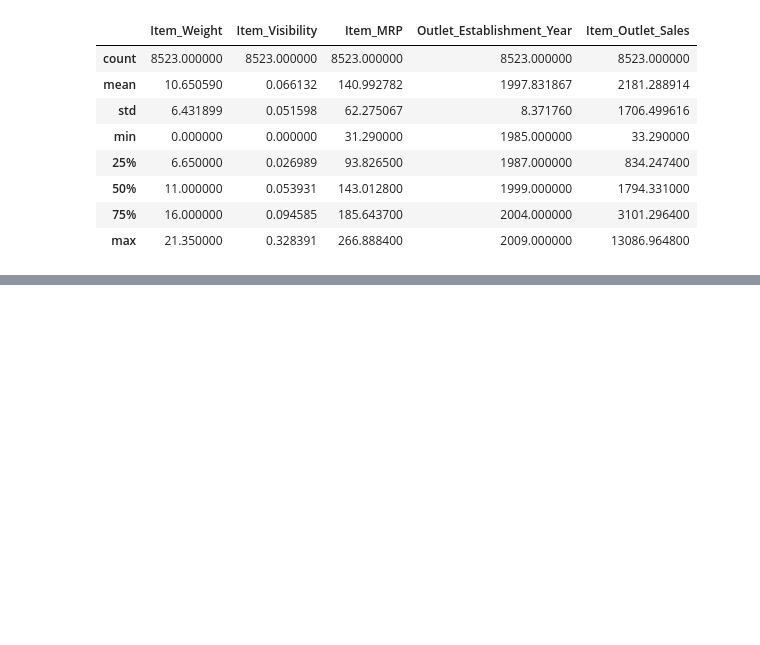
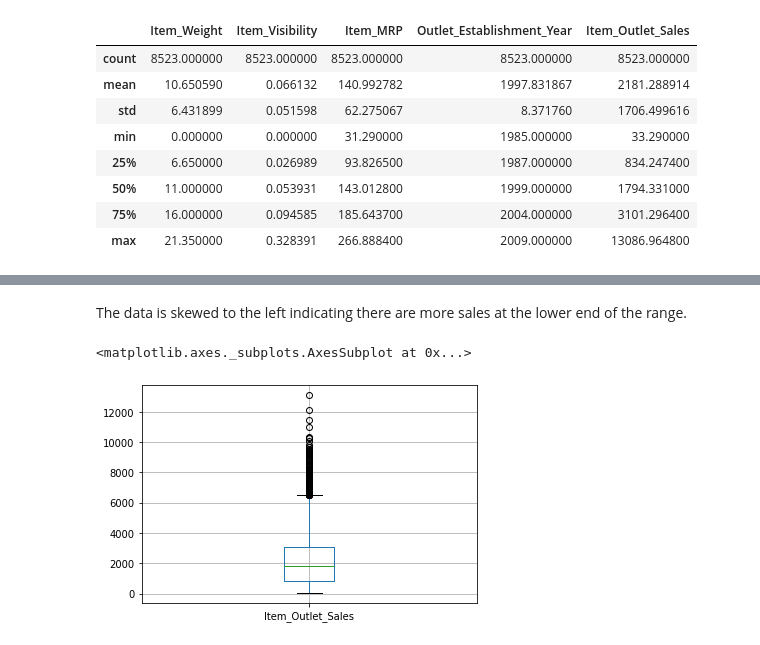
Before and after one commit to JPeebles-DataScientist/Project1_Core, a Jupyter notebook: Project1_Core.ipynb, the cells around one changed output, grey strips where cells are left out. Drawn from its saved outputs; the diff is of its cells as text; code cells hidden in the pictures; blank space fills up the shorter version.

```diff
--- a/Project1_Core.ipynb
+++ b/Project1_Core.ipynb
@@ -96,0 +109,9 @@ df.describe()
+# %% [markdown]
+The data is skewed to the left indicating there are more sales at the lower end of the range.
+# %%
+#Boxplot to view statistical summaries of various features in your dataset.
+
+df.boxplot(column=[ 'Item_Outlet_Sales'])
+# %% [output]
+<matplotlib.axes._subplots.AxesSubplot at 0x...>
+[figure, added]
```
Also changed, not shown: parts of 7 cells of this notebook.
